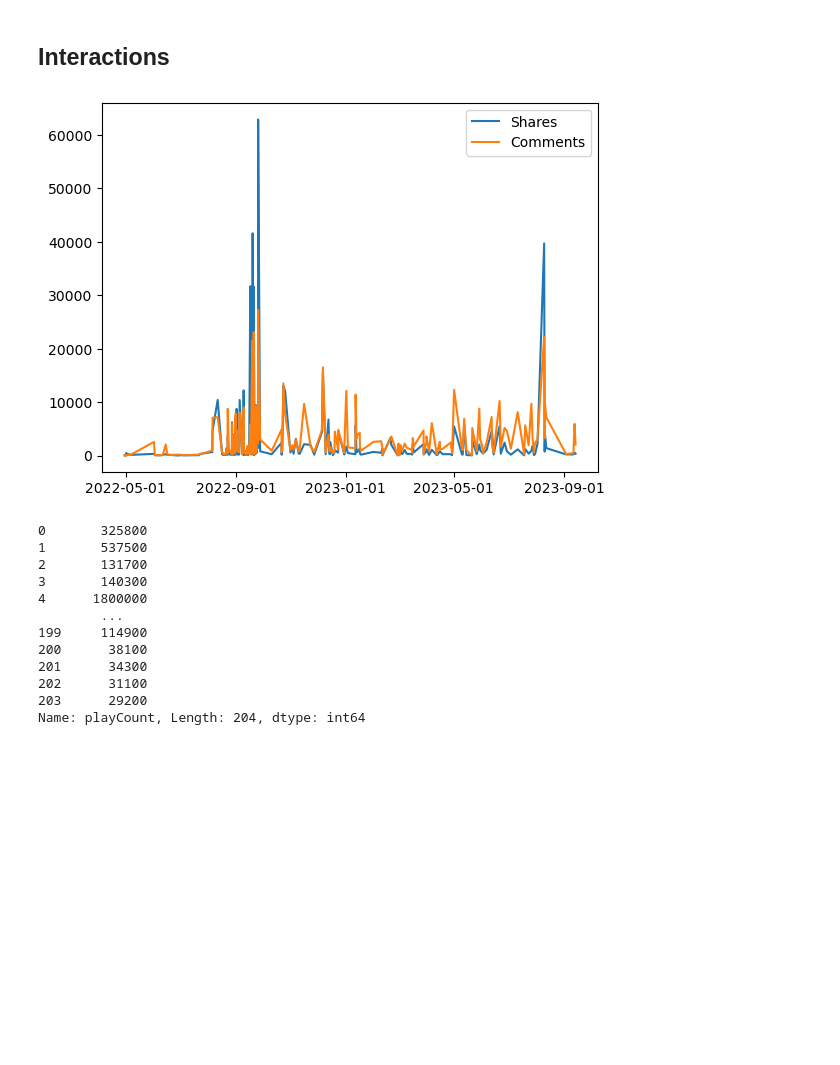
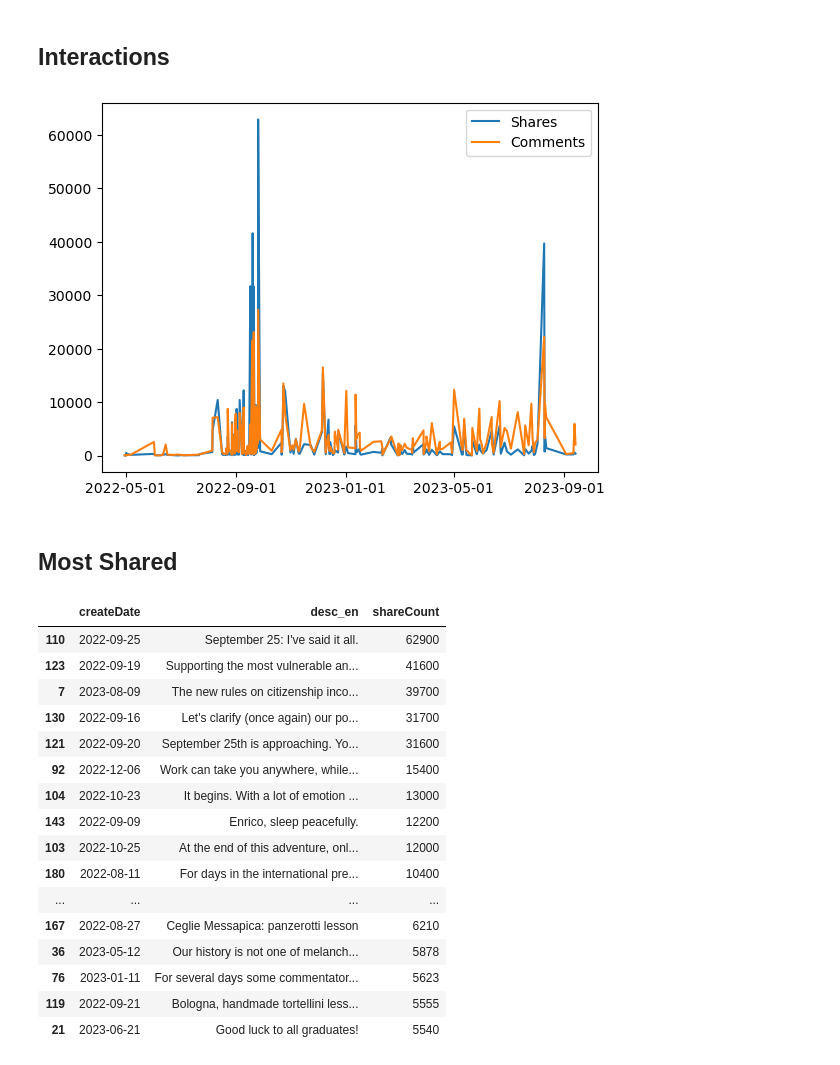
Before and after one commit to frasercrichton/investigation-influence-industry-italy, a Jupyter notebook: analysis/TickTokAnalysis.ipynb, the cells around one changed output. Drawn from its saved outputs; the diff is of its cells as text; code cells hidden in the pictures; blank space fills up the shorter version.

```diff
--- a/analysis/TickTokAnalysis.ipynb
+++ b/analysis/TickTokAnalysis.ipynb
@@ -84,7 +84,6 @@ plt.show()
 # collectCount	commentCount	diggCount	playCount	shareCount
 x = videos_df['createTime']
 share_count_y = videos_df['shareCount']
-play_count_y = videos_df['playCount']
 comment_count_y = videos_df['commentCount']
 
 ax = plt.subplot(111)
@@ -93,19 +92,29 @@ ax.plot(x, comment_count_y, label = "Comments")
 plt.legend()
 ax.set_xticks(ax.get_xticks()[::2])
 plt.show()
-
-play_count_y
 # %% [output]
 [figure]
-0       325800
-1       537500
-2       131700
-3       140300
-4      1800000
-        ...
-199     114900
-200      38100
-201      34300
-202      31100
-203      29200
-Name: playCount, Length: 204, dtype: int64
+# %% [markdown]
+## Most Shared
+# %%
+df = videos_df.sort_values(by=['shareCount'], ascending=False)
+df['createDate'] = df['createTime'].dt.strftime('%Y-%m-%d')
+df[['createDate', 'desc_en', 'shareCount']].head(20)
+# %% [output]
+|  | createDate | desc_en | shareCount |
+| 110 | 2022-09-25 | September 25: I've said it all. | 62900 |
+| 123 | 2022-09-19 | Supporting the most vulnerable an... | 41600 |
+| 7 | 2023-08-09 | The new rules on citizenship inco... | 39700 |
+| 130 | 2022-09-16 | Let's clarify (once again) our po... | 31700 |
+| 121 | 2022-09-20 | September 25th is approaching. Yo... | 31600 |
+| 92 | 2022-12-06 | Work can take you anywhere, while... | 15400 |
+| 104 | 2022-10-23 | It begins. With a lot of emotion ... | 13000 |
+| 143 | 2022-09-09 | Enrico, sleep peacefully. | 12200 |
+| 103 | 2022-10-25 | At the end of this adventure, onl... | 12000 |
+| 180 | 2022-08-11 | For days in the international pre... | 10400 |
+| ... | ... | ... | ... |
+| 167 | 2022-08-27 | Ceglie Messapica: panzerotti lesson | 6210 |
+| 36 | 2023-05-12 | Our history is not one of melanch... | 5878 |
+| 76 | 2023-01-11 | For several days some commentator... | 5623 |
+| 119 | 2022-09-21 | Bologna, handmade tortellini less... | 5555 |
+| 21 | 2023-06-21 | Good luck to all graduates! | 5540 |
```
Also changed, not shown: parts of 10 cells of this notebook, 5 other files.
